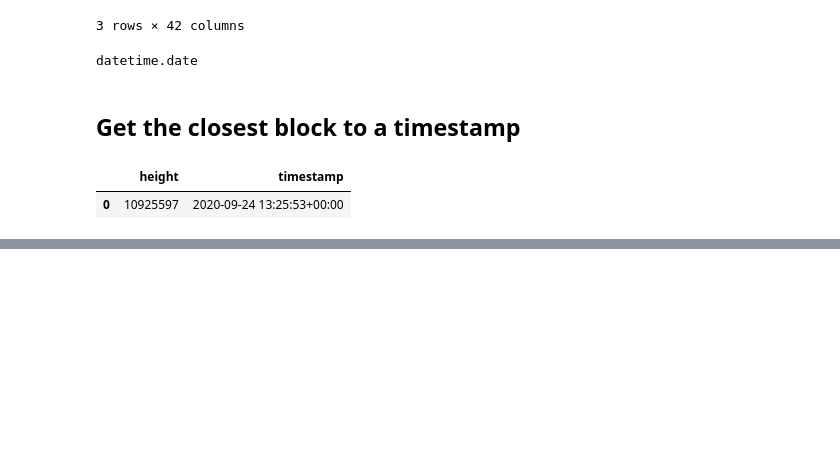
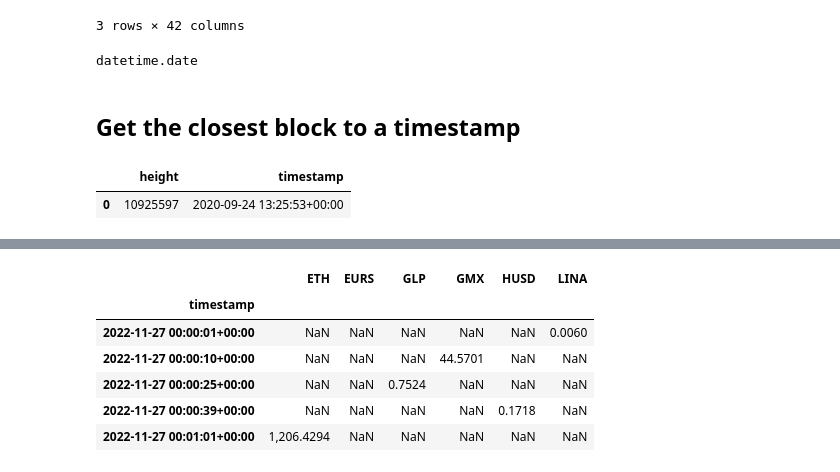
Before and after one commit to coindataschool/defillama2, a Jupyter notebook: notebooks/defillama_api_coins.ipynb, the cells around one changed output, grey strips where cells are left out. Cells and saved outputs as stored; diff of their text form; code cells hidden in the pictures; blank space fills up the shorter version.

Commit message:
add get_prices_at_regular_intervals()

```diff
--- a/notebooks/defillama_api_coins.ipynb
+++ b/notebooks/defillama_api_coins.ipynb
@@ -272,0 +314,18 @@ obj.get_closest_block('ethereum', '2020-09-24 13:25:43')
+# %%
+# get price points for the 5 weeks before '2022-12-25'
+df = obj.get_prices_at_regular_intervals(
+    dd,
+    end = '2022-12-25',
+    end_format='%Y-%m-%d',
+    span = 5,
+    period = '1w'
+)
+df.head()
+# %% [output]
+|  | ETH | EURS | GLP | GMX | HUSD | LINA |
+| timestamp |  |  |  |  |  |  |
+| 2022-11-27 00:00:01+00:00 | NaN | NaN | NaN | NaN | NaN | 0.0060 |
+| 2022-11-27 00:00:10+00:00 | NaN | NaN | NaN | 44.5701 | NaN | NaN |
+| 2022-11-27 00:00:25+00:00 | NaN | NaN | 0.7524 | NaN | NaN | NaN |
+| 2022-11-27 00:00:39+00:00 | NaN | NaN | NaN | NaN | 0.1718 | NaN |
+| 2022-11-27 00:01:01+00:00 | 1,206.4294 | NaN | NaN | NaN | NaN | NaN |
```
Also changed, not shown: parts of 3 cells of this notebook, 1 other file.
